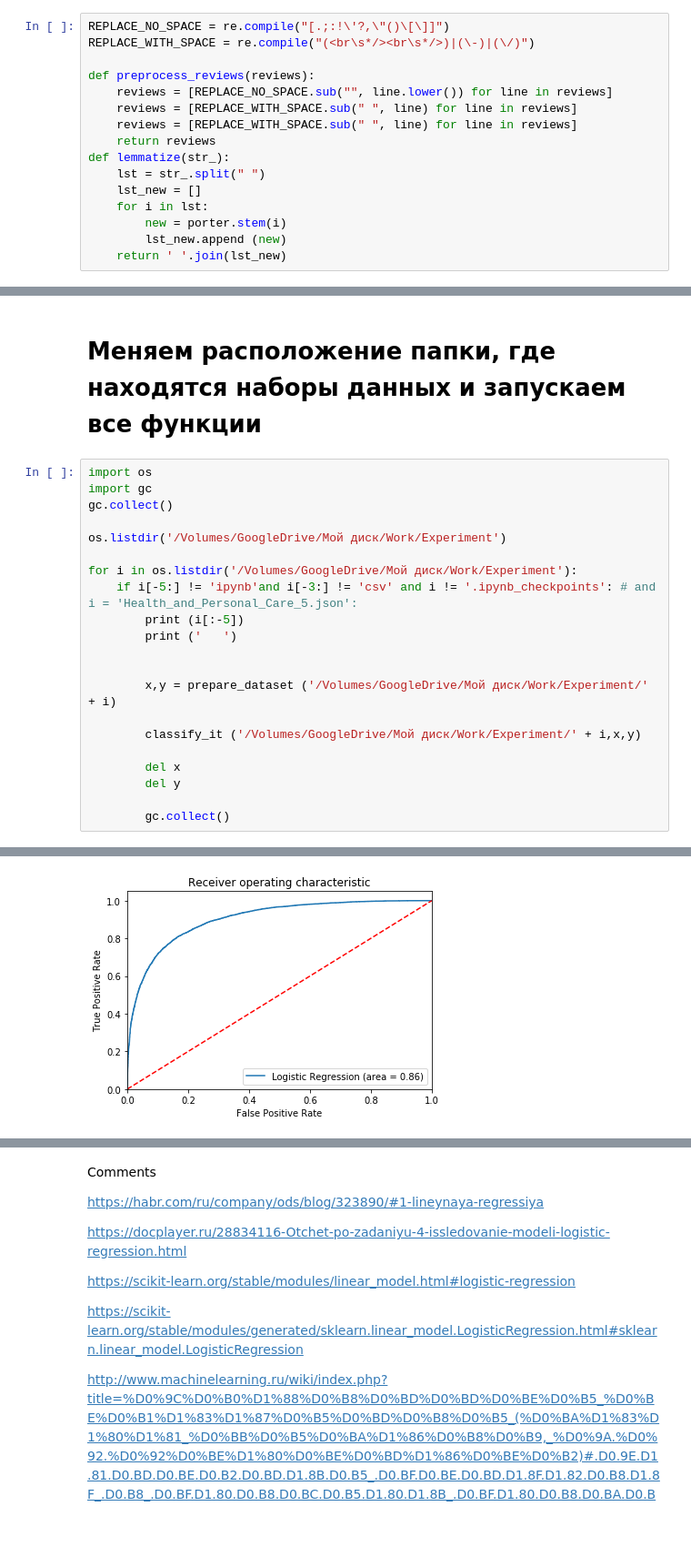
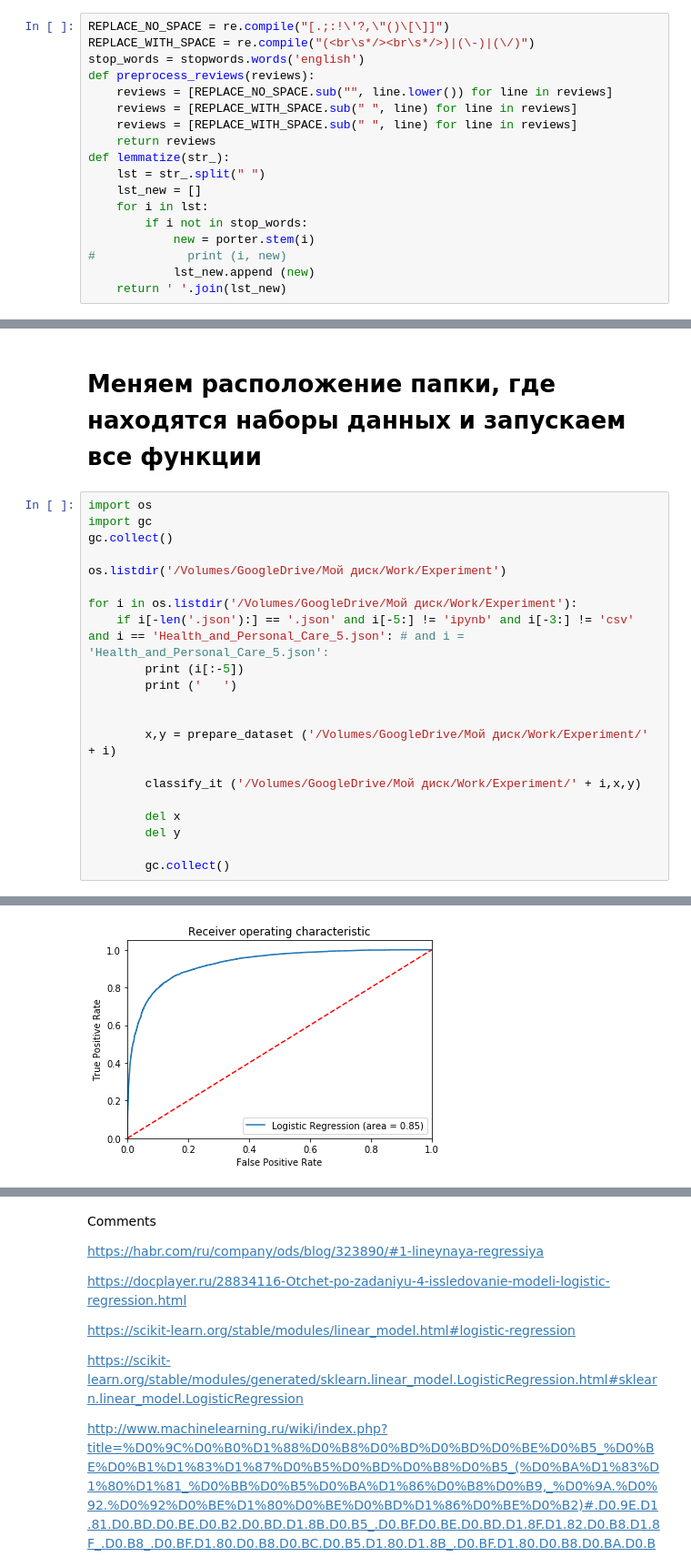
Before and after one commit to pekshin/kursach, a Jupyter notebook: v_1_reviews_analysis/english_dataset/Logistic_modeling_reviews_Amazon_v3.ipynb, the cells around one changed output, grey strips where cells are left out. Shown at 91% size. Cells and saved outputs as stored; diff of their text form; blank space fills up the shorter version.

```diff
--- a/v_1_reviews_analysis/english_dataset/Logistic_modeling_reviews_Amazon_v3.ipynb
+++ b/v_1_reviews_analysis/english_dataset/Logistic_modeling_reviews_Amazon_v3.ipynb
@@ -48,7 +69,7 @@ porter = PorterStemmer()
 # %%
 REPLACE_NO_SPACE = re.compile("[.;:!\'?,\"()\[\]]")
 REPLACE_WITH_SPACE = re.compile("(<br\s*/><br\s*/>)|(\-)|(\/)")
-
+stop_words = stopwords.words('english')
 def preprocess_reviews(reviews):
     reviews = [REPLACE_NO_SPACE.sub("", line.lower()) for line in reviews]
     reviews = [REPLACE_WITH_SPACE.sub(" ", line) for line in reviews]
@@ -58,8 +79,10 @@ def lemmatize(str_):
     lst = str_.split(" ")
     lst_new = []
     for i in lst:
-        new = porter.stem(i)
-        lst_new.append (new)
+        if i not in stop_words:
+            new = porter.stem(i)
+#             print (i, new)
+            lst_new.append (new)
     return ' '.join(lst_new)
 # %% [markdown]
 # Главная функция (classify_it), в которую подставляется месторасположение файлов.
@@ -268,7 +314,7 @@ gc.collect()
 os.listdir('/Volumes/GoogleDrive/Мой диск/Work/Experiment')
 
 for i in os.listdir('/Volumes/GoogleDrive/Мой диск/Work/Experiment'):
-    if i[-5:] != 'ipynb'and i[-3:] != 'csv' and i != '.ipynb_checkpoints': # and i = 'Health_and_Personal_Care_5.json':
+    if i[-len('.json'):] == '.json' and i[-5:] != 'ipynb' and i[-3:] != 'csv' and i == 'Health_and_Personal_Care_5.json': # and i = 'Health_and_Personal_Care_5.json':
         print (i[:-5])
         print ('   ')
 
@@ -302,0 +348 @@ Accuracy for C=10: 0.8595195195195195
+[figure, new version]
@@ -321 +365,0 @@ roc crivai
-[figure, old version]
```
Also changed, not shown: parts of 6 cells of this notebook, 31 other files.
